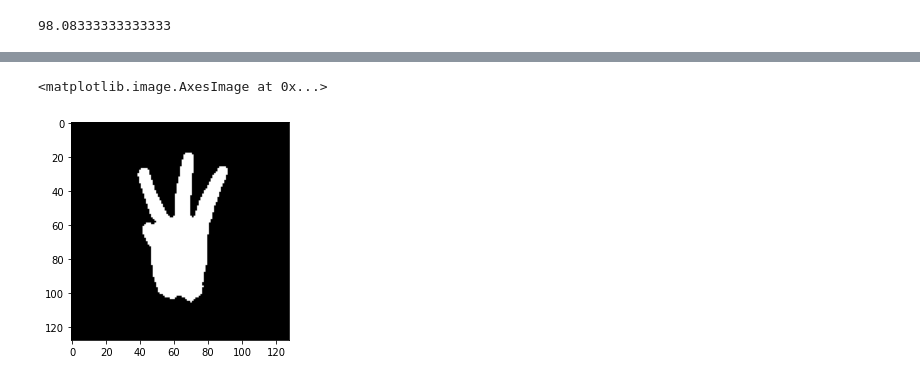
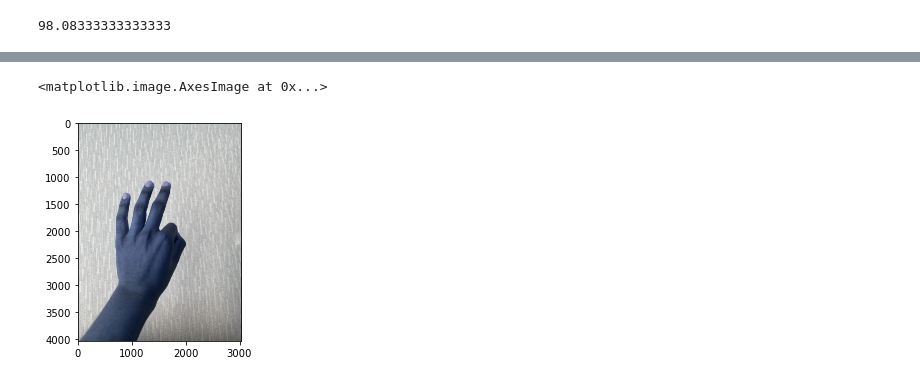
Before and after one commit to ThishenP/finger-counting, a Jupyter notebook: Untitled.ipynb, the cells around one changed output, grey strips where cells are left out. Saved outputs shown, nothing was run; the diff lists cells and outputs as text; code cells hidden in the pictures.

Commit message:
Color image segmentation

```diff
--- a/Untitled.ipynb
+++ b/Untitled.ipynb
@@ -78,5 +110,5 @@ error: OpenCV(4.5.2) :-1: error: (-5:Bad argument) in function 'findContours'
 # %%
-plt.imshow(binary_hand)
+plt.imshow(col_BGR)
 # %% [output]
 <matplotlib.image.AxesImage at 0x...>
-[figure, old version]
+[figure, new version]
```
Also changed, not shown: parts of 18 cells of this notebook.
